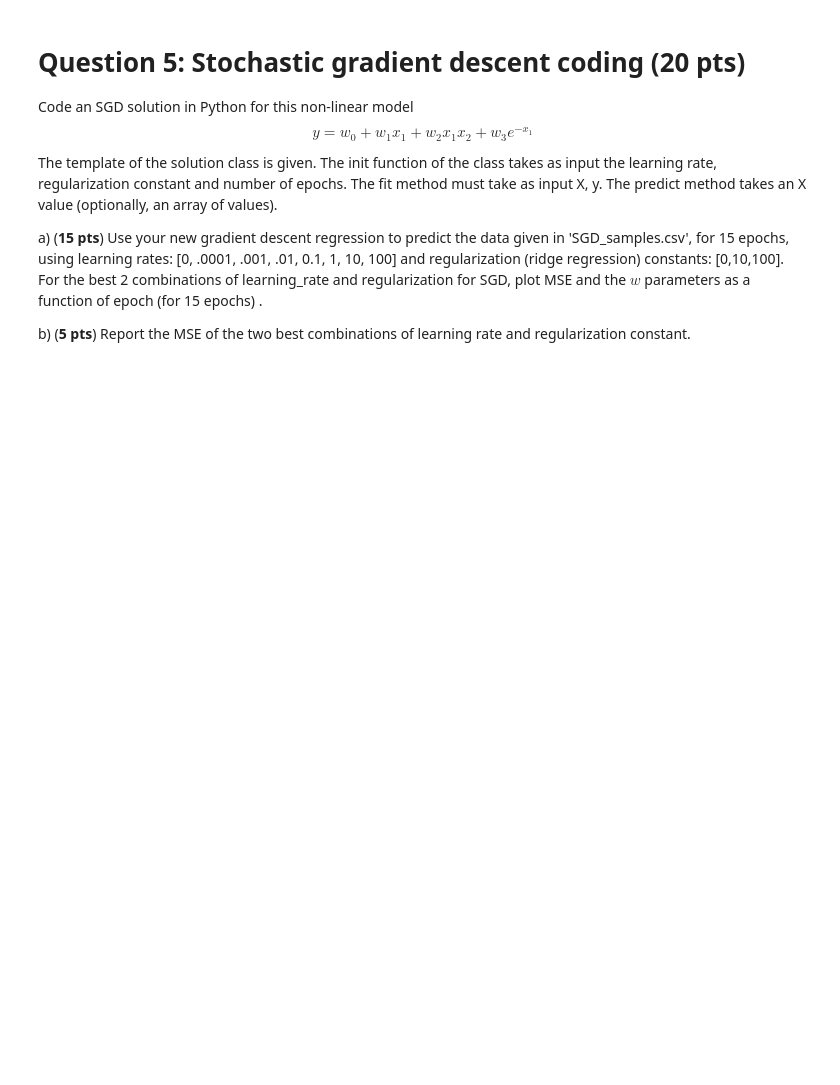
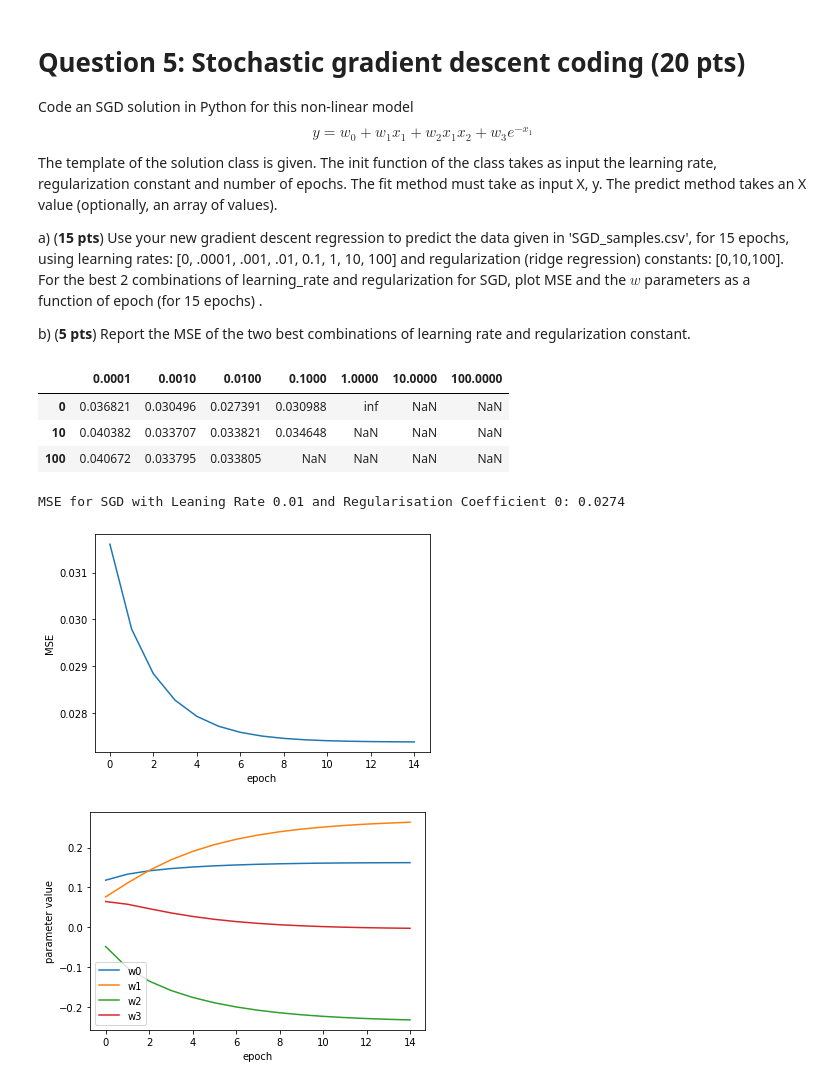
Before and after one commit to rohitashwachaks/MIS-382N-Adv.-Machine-Learning, a Jupyter notebook: assignment/HW2/MIS382N_HW2-1.ipynb, the cells around one changed output. Cells and saved outputs as stored; diff of their text form; code cells hidden in the pictures; blank space fills up the shorter version.

```diff
--- a/assignment/HW2/MIS382N_HW2-1.ipynb
+++ b/assignment/HW2/MIS382N_HW2-1.ipynb
@@ -187,3 +447,27 @@ y = data['y'].values
 n_epochs = 15
 learning_rate = [0.0001, 0.001, 0.01, 0.1, 1, 10, 100]
 regularization = [0, 10, 100]
+# %%
+mse = pd.DataFrame(columns=learning_rate, index=regularization)
+for alpha in learning_rate:
+    for lamda in regularization:
+        mdl = Regression(learning_rate = alpha, regularization= lamda, n_epoch= n_epochs)
+        mdl.fit(X,y, update_rule="sgd", plot= False)
+        mse[alpha][lamda] = mdl.lowest_mse
+mse
+# %% [output]
+|  | 0.0001 | 0.0010 | 0.0100 | 0.1000 | 1.0000 | 10.0000 | 100.0000 |
+| 0 | 0.036821 | 0.030496 | 0.027391 | 0.030988 | inf | NaN | NaN |
+| 10 | 0.040382 | 0.033707 | 0.033821 | 0.034648 | NaN | NaN | NaN |
+| 100 | 0.040672 | 0.033795 | 0.033805 | NaN | NaN | NaN | NaN |
+# %%
+# Minimum MSE
+alpha = 0.01
+lamda = 0
+mdl = Regression(learning_rate = alpha, regularization= lamda, n_epoch= n_epochs)
+mdl.fit(X,y, update_rule="sgd", plot= True)
+print("MSE for SGD with Leaning Rate {alpha} and Regularisation Coefficient {lamda}: {mse}".format(alpha = alpha, lamda = lamda, mse = round(mdl.lowest_mse, 4)))
+# %% [output]
+MSE for SGD with Leaning Rate 0.01 and Regularisation Coefficient 0: 0.0274
+[figure, added]
+[figure, added]
```
Also changed, not shown: parts of 18 cells of this notebook, 3 other files.
